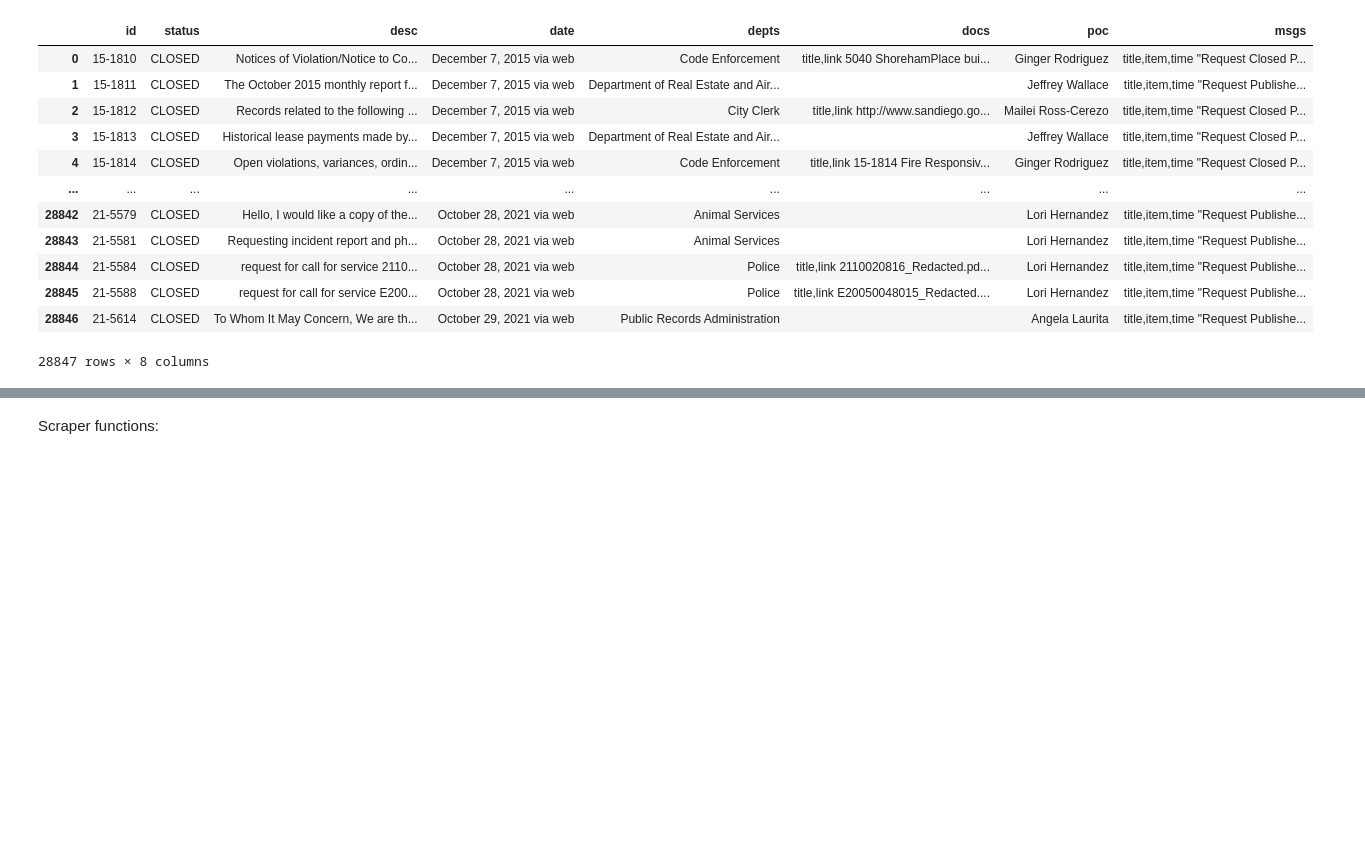
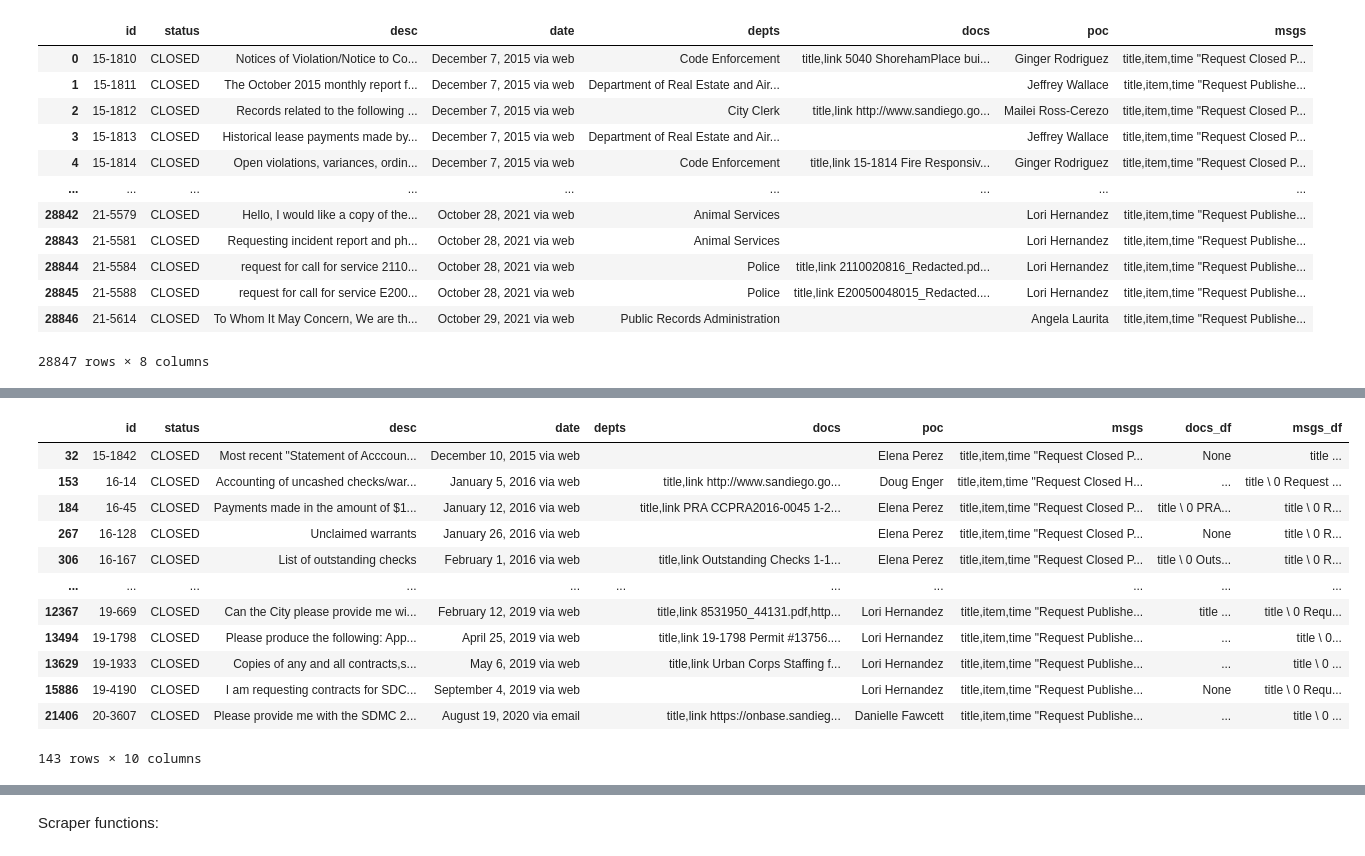
Before and after one commit to Saikrishna-Achalla/police-records-analysis, a Jupyter notebook: steven/nextrequest-selenium.ipynb, the cells around one changed output, grey strips where cells are left out. Cells and saved outputs as stored; diff of their text form; code cells hidden in the pictures; blank space fills up the shorter version.

```diff
--- a/steven/nextrequest-selenium.ipynb
+++ b/steven/nextrequest-selenium.ipynb
@@ -257,0 +283,16 @@ Length: 67, dtype: int64
+# %%
+test_df.query('depts == ""')
+# %% [output]
+|  | id | status | desc | date | depts | docs | poc | msgs | docs_df | msgs_df |
+| 32 | 15-1842 | CLOSED | Most recent "Statement of Acccoun... | December 10, 2015 via web |  |  | Elena Perez | title,item,time "Request Closed P... | None | title ... |
+| 153 | 16-14 | CLOSED | Accounting of uncashed checks/war... | January 5, 2016 via web |  | title,link http://www.sandiego.go... | Doug Enger | title,item,time "Request Closed H... | ... | title \ 0 Request ... |
+| 184 | 16-45 | CLOSED | Payments made in the amount of $1... | January 12, 2016 via web |  | title,link PRA CCPRA2016-0045 1-2... | Elena Perez | title,item,time "Request Closed P... | title \ 0 PRA... | title \ 0 R... |
+| 267 | 16-128 | CLOSED | Unclaimed warrants | January 26, 2016 via web |  |  | Elena Perez | title,item,time "Request Closed P... | None | title \ 0 R... |
+| 306 | 16-167 | CLOSED | List of outstanding checks | February 1, 2016 via web |  | title,link Outstanding Checks 1-1... | Elena Perez | title,item,time "Request Closed P... | title \ 0 Outs... | title \ 0 R... |
+| ... | ... | ... | ... | ... | ... | ... | ... | ... | ... | ... |
+| 12367 | 19-669 | CLOSED | Can the City please provide me wi... | February 12, 2019 via web |  | title,link 8531950_44131.pdf,http... | Lori Hernandez | title,item,time "Request Publishe... | title ... | title \ 0 Requ... |
+| 13494 | 19-1798 | CLOSED | Please produce the following: App... | April 25, 2019 via web |  | title,link 19-1798 Permit #13756.... | Lori Hernandez | title,item,time "Request Publishe... | ... | title \ 0... |
+| 13629 | 19-1933 | CLOSED | Copies of any and all contracts,s... | May 6, 2019 via web |  | title,link Urban Corps Staffing f... | Lori Hernandez | title,item,time "Request Publishe... | ... | title \ 0 ... |
+| 15886 | 19-4190 | CLOSED | I am requesting contracts for SDC... | September 4, 2019 via web |  |  | Lori Hernandez | title,item,time "Request Publishe... | None | title \ 0 Requ... |
+| 21406 | 20-3607 | CLOSED | Please provide me with the SDMC 2... | August 19, 2020 via email |  | title,link https://onbase.sandieg... | Danielle Fawcett | title,item,time "Request Publishe... | ... | title \ 0 ... |
+143 rows × 10 columns
```
Also changed, not shown: parts of 22 cells of this notebook.
